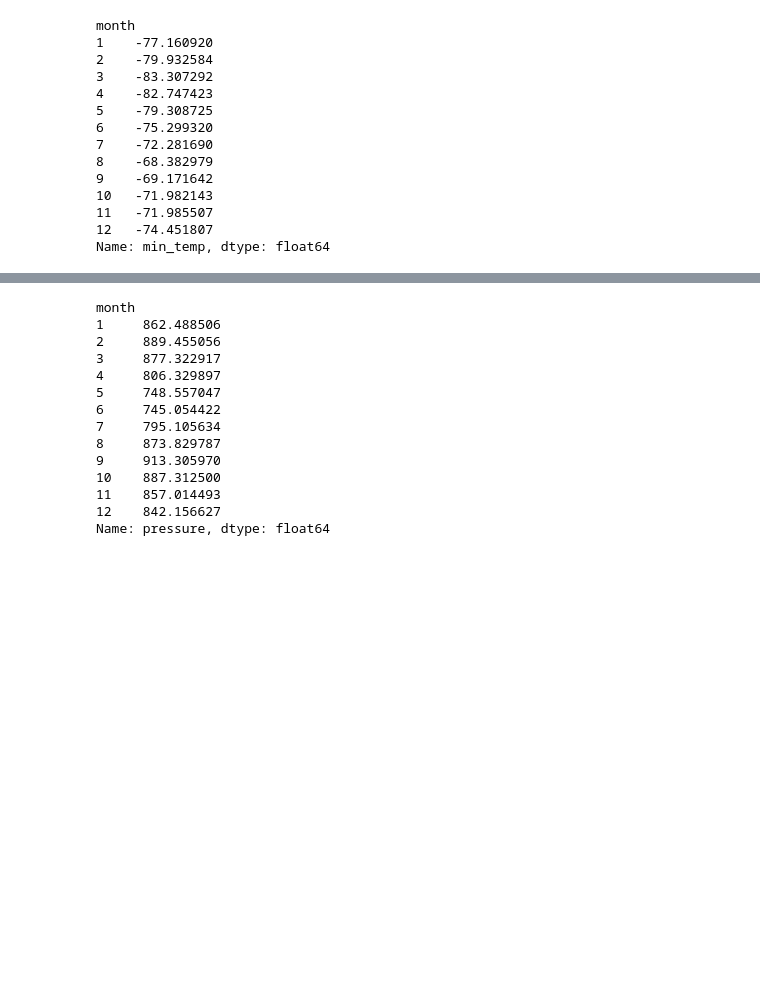
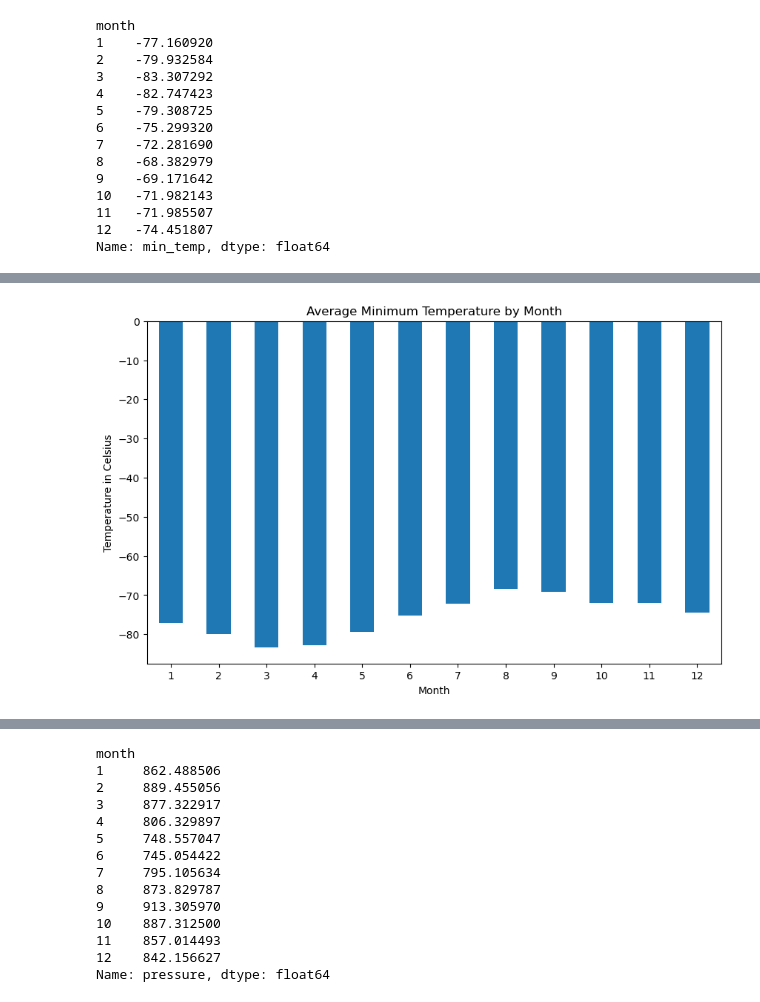
Before and after one commit to avenika100/data-collection-challenge, a Jupyter notebook: part_2_mars_weather.ipynb, the cells around one changed output, grey strips where cells are left out. Drawn from its saved outputs; the diff is of its cells as text; code cells hidden in the pictures; blank space fills up the shorter version.

```diff
--- a/part_2_mars_weather.ipynb
+++ b/part_2_mars_weather.ipynb
@@ -169,6 +174,8 @@ Analyze your dataset by using Pandas functions to answer the following questions
 1867
 # %%
 # 3. What is the average minimum temperature by month?
+average_minimum_temperature_by_month = temperatures_df.groupby('month')['min_temp'].mean()
+average_minimum_temperature_by_month
 # %% [output]
 month
 1    -77.160920
@@ -194,0 +194,12 @@ Name: min_temp, dtype: float64
+# %%
+# Plot the average minimum temperature by month
+plt.figure(figsize=(10, 6))
+average_minimum_temperature_by_month.plot(kind='bar')
+plt.title('Average Minimum Temperature by Month')
+plt.xlabel('Month')
+plt.ylabel('Temperature in Celsius')
+plt.xticks(rotation=0)  # Rotate the x-axis labels for better visibility
+#plt.grid(axis='y', linestyle='--', alpha=0.7)
+plt.show()
+# %% [output]
+[figure, added]
```
Also changed, not shown: parts of 21 cells of this notebook, 2 other files.
